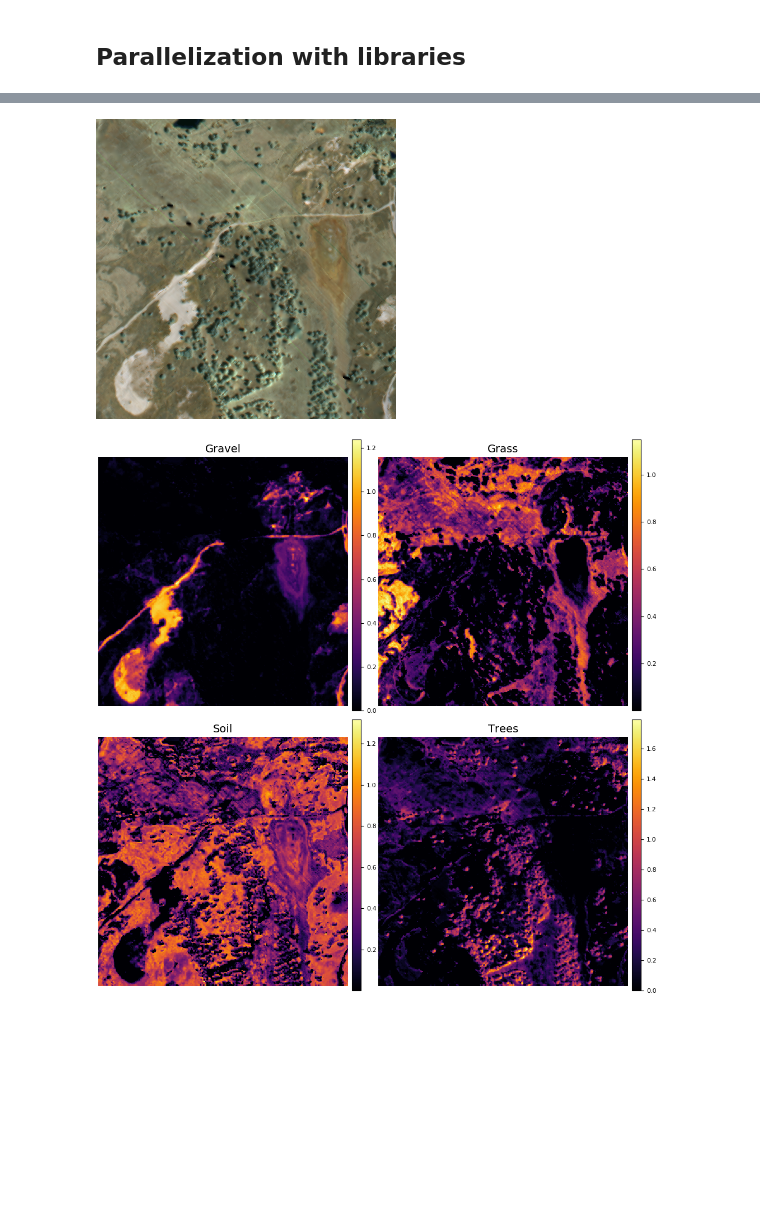
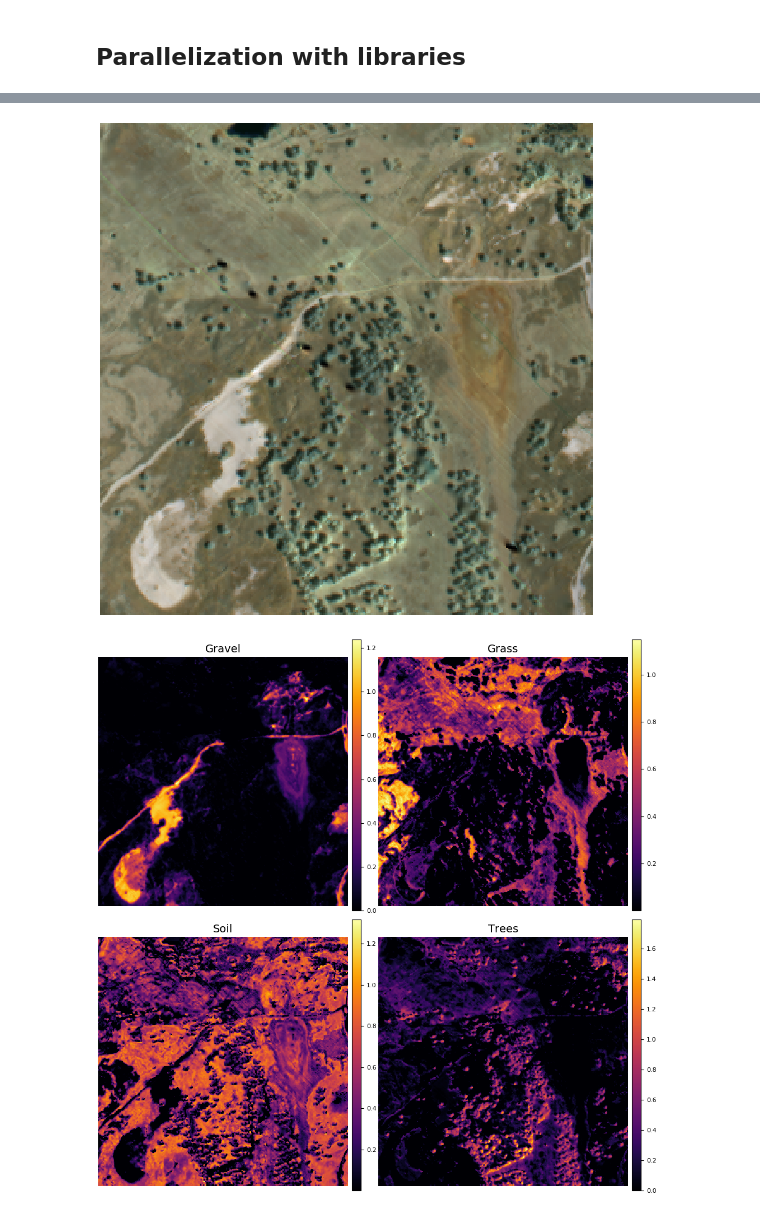
Before and after one commit to gonzaq94/Parallel-Computing-Project, a Jupyter notebook: parallel computing.ipynb, the cells around one changed output, grey strips where cells are left out. Cells and saved outputs as stored; diff of their text form; code cells hidden in the pictures; blank space fills up the shorter version.

```diff
--- a/parallel computing.ipynb
+++ b/parallel computing.ipynb
@@ -287,9 +281,10 @@ p.subplots[2].attr[:title]="Grass";
 p.subplots[3].attr[:title]="Soil";
 p.subplots[4].attr[:title]="Trees";
 # %%
-p1 = colorview(RGB,permutedims(rgb,(3,1,2)))
+p1 = colorview(RGB,permutedims(rgb,(3,1,2)));
+plot(p1, axis=nothing, border=:none, size=(500,500))
 # %% [output]
-[figure, old version]
+[figure, new version]
 # %%
 p
 # %% [output]
```
Also changed, not shown: parts of 23 cells of this notebook.
